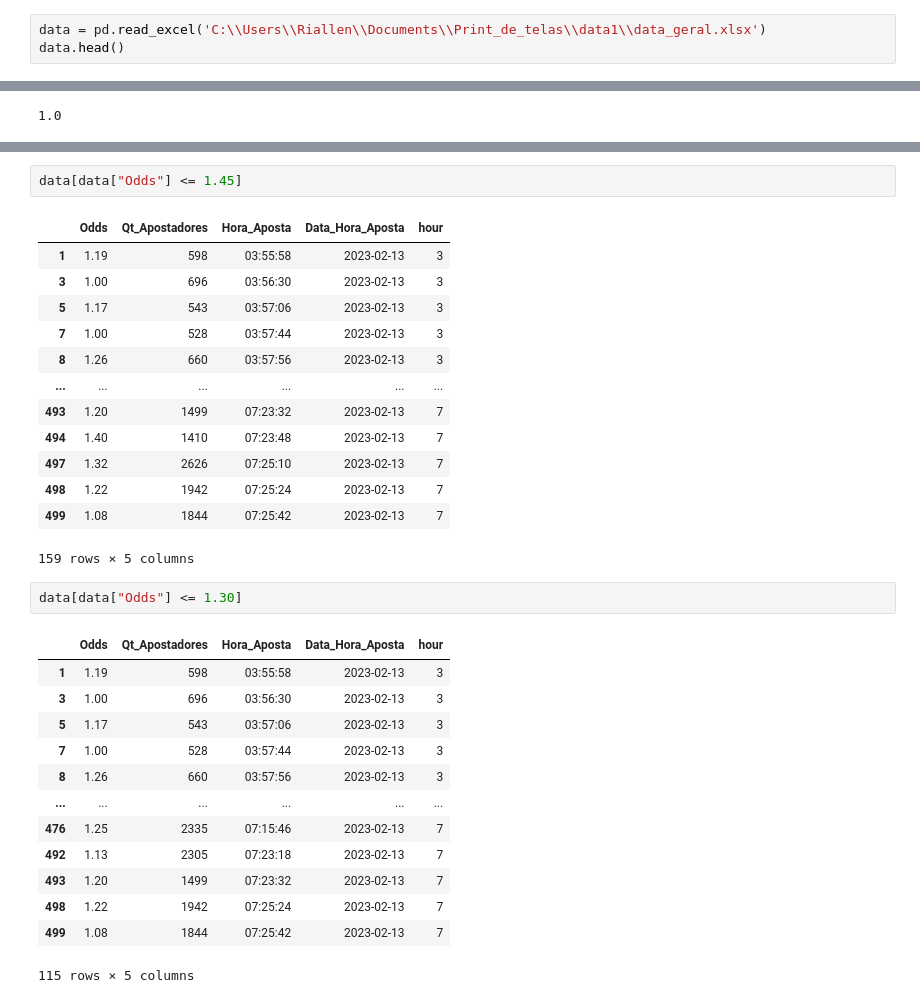
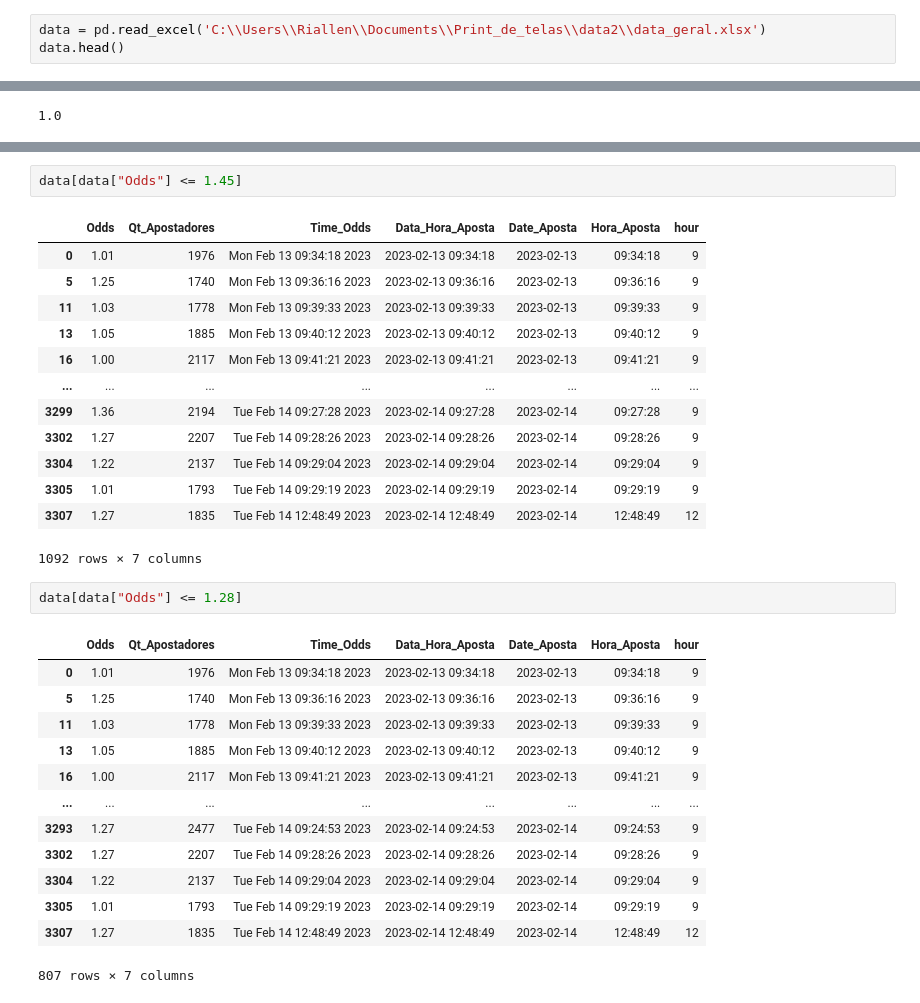
Before and after one commit to oziieljuniior/Print_de_telas, a Jupyter notebook: python_project/Relatorios/hera_0_1.ipynb, the cells around one changed output, grey strips where cells are left out. Cells and saved outputs as stored; diff of their text form.

```diff
--- a/python_project/Relatorios/hera_0_1.ipynb
+++ b/python_project/Relatorios/hera_0_1.ipynb
@@ -5,6 +5,6 @@ import numpy as np
 from matplotlib import pyplot as plt
 import statistics
 # %%
-data = pd.read_excel('C:\\Users\\Riallen\\Documents\\Print_de_telas\\data1\\data_geral.xlsx')
+data = pd.read_excel('C:\\Users\\Riallen\\Documents\\Print_de_telas\\data2\\data_geral.xlsx')
 data.head()
 # %% [output]
@@ -126,34 +136,34 @@ data[data["Odds"] <= 1.61]
 # %%
 data[data["Odds"] <= 1.45]
 # %% [output]
-|  | Odds | Qt_Apostadores | Hora_Aposta | Data_Hora_Aposta | hour |
-| 1 | 1.19 | 598 | 03:55:58 | 2023-02-13 | 3 |
-| 3 | 1.00 | 696 | 03:56:30 | 2023-02-13 | 3 |
-| 5 | 1.17 | 543 | 03:57:06 | 2023-02-13 | 3 |
-| 7 | 1.00 | 528 | 03:57:44 | 2023-02-13 | 3 |
-| 8 | 1.26 | 660 | 03:57:56 | 2023-02-13 | 3 |
-| ... | ... | ... | ... | ... | ... |
-| 493 | 1.20 | 1499 | 07:23:32 | 2023-02-13 | 7 |
-| 494 | 1.40 | 1410 | 07:23:48 | 2023-02-13 | 7 |
-| 497 | 1.32 | 2626 | 07:25:10 | 2023-02-13 | 7 |
-| 498 | 1.22 | 1942 | 07:25:24 | 2023-02-13 | 7 |
-| 499 | 1.08 | 1844 | 07:25:42 | 2023-02-13 | 7 |
+|  | Odds | Qt_Apostadores | Time_Odds | Data_Hora_Aposta | Date_Aposta | Hora_Aposta | hour |
+| 0 | 1.01 | 1976 | Mon Feb 13 09:34:18 2023 | 2023-02-13 09:34:18 | 2023-02-13 | 09:34:18 | 9 |
+| 5 | 1.25 | 1740 | Mon Feb 13 09:36:16 2023 | 2023-02-13 09:36:16 | 2023-02-13 | 09:36:16 | 9 |
+| 11 | 1.03 | 1778 | Mon Feb 13 09:39:33 2023 | 2023-02-13 09:39:33 | 2023-02-13 | 09:39:33 | 9 |
+| 13 | 1.05 | 1885 | Mon Feb 13 09:40:12 2023 | 2023-02-13 09:40:12 | 2023-02-13 | 09:40:12 | 9 |
+| 16 | 1.00 | 2117 | Mon Feb 13 09:41:21 2023 | 2023-02-13 09:41:21 | 2023-02-13 | 09:41:21 | 9 |
+| ... | ... | ... | ... | ... | ... | ... | ... |
+| 3299 | 1.36 | 2194 | Tue Feb 14 09:27:28 2023 | 2023-02-14 09:27:28 | 2023-02-14 | 09:27:28 | 9 |
+| 3302 | 1.27 | 2207 | Tue Feb 14 09:28:26 2023 | 2023-02-14 09:28:26 | 2023-02-14 | 09:28:26 | 9 |
+| 3304 | 1.22 | 2137 | Tue Feb 14 09:29:04 2023 | 2023-02-14 09:29:04 | 2023-02-14 | 09:29:04 | 9 |
+| 3305 | 1.01 | 1793 | Tue Feb 14 09:29:19 2023 | 2023-02-14 09:29:19 | 2023-02-14 | 09:29:19 | 9 |
+| 3307 | 1.27 | 1835 | Tue Feb 14 12:48:49 2023 | 2023-02-14 12:48:49 | 2023-02-14 | 12:48:49 | 12 |
-159 rows × 5 columns
+1092 rows × 7 columns
 # %%
-data[data["Odds"] <= 1.30]
+data[data["Odds"] <= 1.28]
 # %% [output]
-|  | Odds | Qt_Apostadores | Hora_Aposta | Data_Hora_Aposta | hour |
-| 1 | 1.19 | 598 | 03:55:58 | 2023-02-13 | 3 |
-| 3 | 1.00 | 696 | 03:56:30 | 2023-02-13 | 3 |
-| 5 | 1.17 | 543 | 03:57:06 | 2023-02-13 | 3 |
-| 7 | 1.00 | 528 | 03:57:44 | 2023-02-13 | 3 |
-| 8 | 1.26 | 660 | 03:57:56 | 2023-02-13 | 3 |
-| ... | ... | ... | ... | ... | ... |
-| 476 | 1.25 | 2335 | 07:15:46 | 2023-02-13 | 7 |
-| 492 | 1.13 | 2305 | 07:23:18 | 2023-02-13 | 7 |
-| 493 | 1.20 | 1499 | 07:23:32 | 2023-02-13 | 7 |
-| 498 | 1.22 | 1942 | 07:25:24 | 2023-02-13 | 7 |
-| 499 | 1.08 | 1844 | 07:25:42 | 2023-02-13 | 7 |
+|  | Odds | Qt_Apostadores | Time_Odds | Data_Hora_Aposta | Date_Aposta | Hora_Aposta | hour |
+| 0 | 1.01 | 1976 | Mon Feb 13 09:34:18 2023 | 2023-02-13 09:34:18 | 2023-02-13 | 09:34:18 | 9 |
+| 5 | 1.25 | 1740 | Mon Feb 13 09:36:16 2023 | 2023-02-13 09:36:16 | 2023-02-13 | 09:36:16 | 9 |
+| 11 | 1.03 | 1778 | Mon Feb 13 09:39:33 2023 | 2023-02-13 09:39:33 | 2023-02-13 | 09:39:33 | 9 |
+| 13 | 1.05 | 1885 | Mon Feb 13 09:40:12 2023 | 2023-02-13 09:40:12 | 2023-02-13 | 09:40:12 | 9 |
+| 16 | 1.00 | 2117 | Mon Feb 13 09:41:21 2023 | 2023-02-13 09:41:21 | 2023-02-13 | 09:41:21 | 9 |
+| ... | ... | ... | ... | ... | ... | ... | ... |
+| 3293 | 1.27 | 2477 | Tue Feb 14 09:24:53 2023 | 2023-02-14 09:24:53 | 2023-02-14 | 09:24:53 | 9 |
+| 3302 | 1.27 | 2207 | Tue Feb 14 09:28:26 2023 | 2023-02-14 09:28:26 | 2023-02-14 | 09:28:26 | 9 |
+| 3304 | 1.22 | 2137 | Tue Feb 14 09:29:04 2023 | 2023-02-14 09:29:04 | 2023-02-14 | 09:29:04 | 9 |
+| 3305 | 1.01 | 1793 | Tue Feb 14 09:29:19 2023 | 2023-02-14 09:29:19 | 2023-02-14 | 09:29:19 | 9 |
+| 3307 | 1.27 | 1835 | Tue Feb 14 12:48:49 2023 | 2023-02-14 12:48:49 | 2023-02-14 | 12:48:49 | 12 |
-115 rows × 5 columns
+807 rows × 7 columns
 # %%
 data[data["Odds"] >= 2.5]
```
Also changed, not shown: parts of 35 cells of this notebook, 8 other files.
